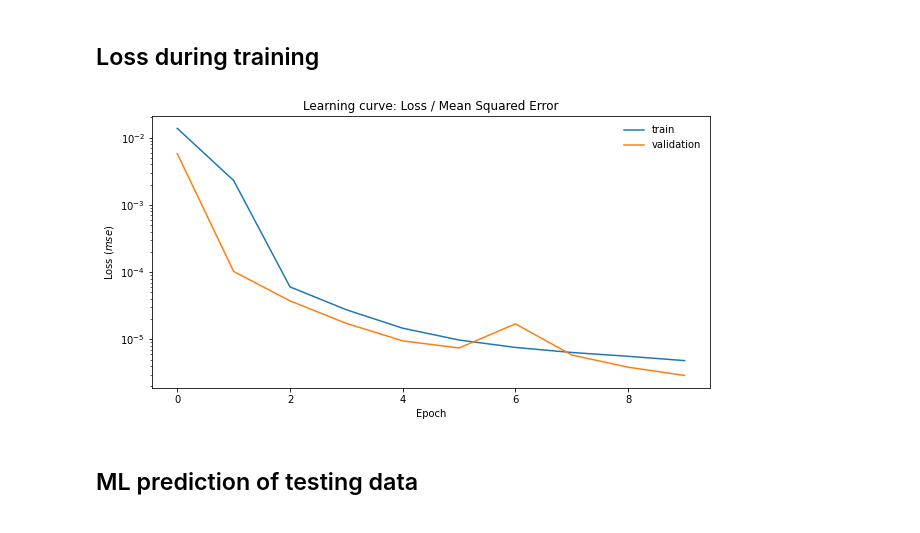
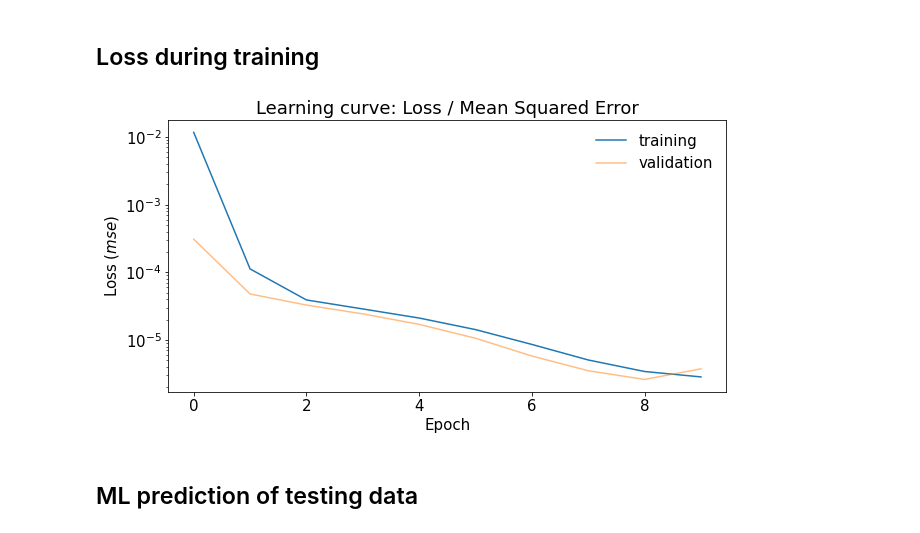
Before and after one commit to muralikrishnangm/tutorial-ai4science-fluidflow, a Jupyter notebook: 1_miniWeatherML_supercell_NN_Keras.ipynb, the cells around one changed output. Saved outputs shown, nothing was run; the diff lists cells and outputs as text; code cells hidden in the pictures.

```diff
--- a/1_miniWeatherML_supercell_NN_Keras.ipynb
+++ b/1_miniWeatherML_supercell_NN_Keras.ipynb
@@ -160,8 +144,8 @@ model = Sequential()
 model.add( Dense(nneurons,input_dim=n_inputs,kernel_initializer="RandomUniform") )
 model.add( LeakyReLU(alpha=leakyReLU_alpha) )
 
-model.add( Dense(nneurons,kernel_initializer="RandomUniform") )
-model.add( LeakyReLU(alpha=leakyReLU_alpha) )
+# model.add( Dense(nneurons,kernel_initializer="RandomUniform") )
+# model.add( LeakyReLU(alpha=leakyReLU_alpha) )
 
 # # (***)
 # model.add( Dense(nneurons,kernel_initializer="RandomUniform") )
@@ -170,3 +154,5 @@ model.add( LeakyReLU(alpha=leakyReLU_alpha) )
 model.add( Dense(n_outputs,kernel_initializer="RandomUniform") )
 
 model.compile(loss='mse', optimizer=Nadam())
+
+print(model.summary())
@@ -212,15 +214,16 @@ test_OP_ML = model.predict(test_IP)
 # %% [markdown]
 ## Loss during training
 # %%
+plt.rcParams.update({'font.size': 15})
 fig, axs = plt.subplots(1,figsize=(10,5),facecolor="1")
 axs.set_title('Learning curve: Loss / Mean Squared Error')
-axs.plot(history.history['loss'], label='train')
-axs.plot(history.history['val_loss'], label='validation')
+axs.plot(history.history['loss'], label='training')
+axs.plot(history.history['val_loss'], label='validation', alpha=0.5)
 axs.set_xlabel('Epoch'); axs.set_ylabel(f'Loss ($mse$)')
 axs.set_yscale('log')
 axs.legend(frameon=False);
 # %% [output]
-[figure, old version]
+[figure, new version]
 # %% [markdown]
 ## ML prediction of testing data
 # %%
```
Also changed, not shown: parts of 13 cells of this notebook, 1 other file.
